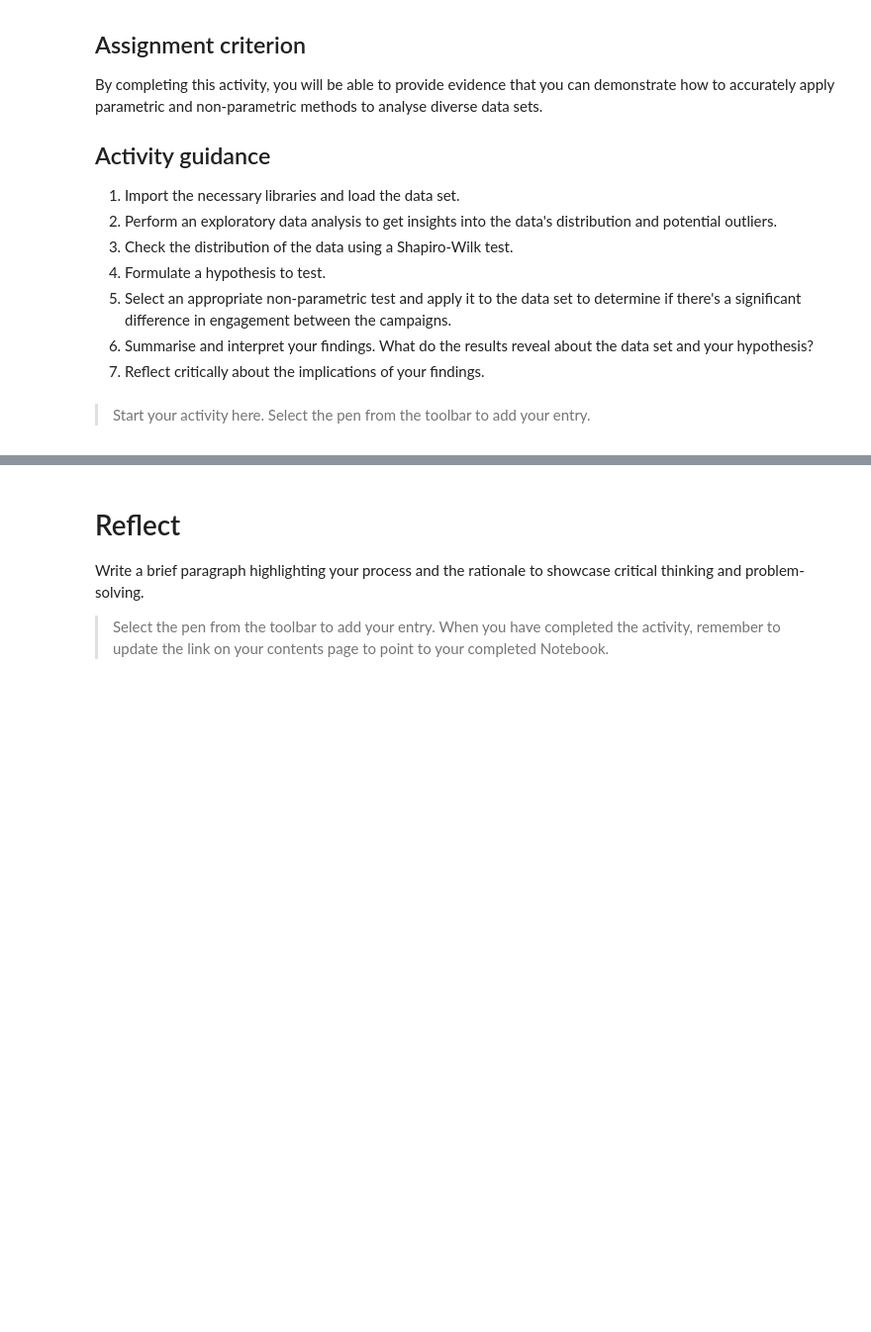
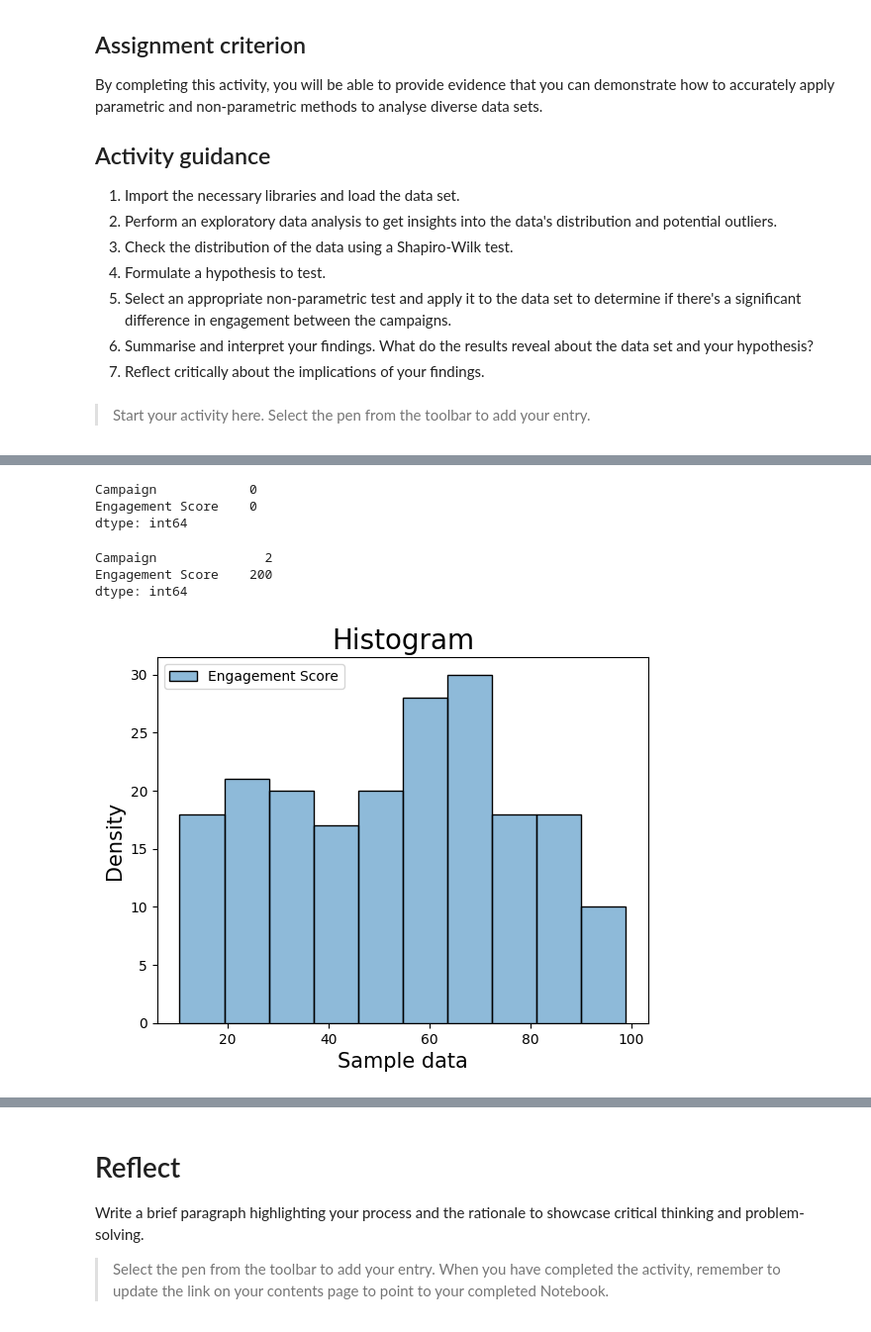
Before and after one commit to sheldonkemper/portfolio, a Jupyter notebook: CAM_DS_C101_Activity_3_2_4.ipynb, the cells around one changed output, grey strips where cells are left out. Shown at 99% size. Drawn from its saved outputs; the diff is of its cells as text; code cells hidden in the pictures; blank space fills up the shorter version.

```diff
--- a/CAM_DS_C101_Activity_3_2_4.ipynb
+++ b/CAM_DS_C101_Activity_3_2_4.ipynb
@@ -36,0 +69,26 @@ data.head()
+# %%
+data.isnull().sum()
+# %% [output]
+Campaign            0
+Engagement Score    0
+dtype: int64
+# %%
+data.nunique()
+# %% [output]
+Campaign              2
+Engagement Score    200
+dtype: int64
+# %%
+# Create a histogram.
+sns.histplot(data,
+             bins=10);
+
+# Specify labels and a title.
+plt.xlabel("Sample data", size=15);
+plt.ylabel("Density", size=15);
+plt.title("Histogram", size=20);
+
+# View the plot.
+plt.show()
+# %% [output]
+[figure, added]
```
Also changed, not shown: parts of 5 cells of this notebook.
